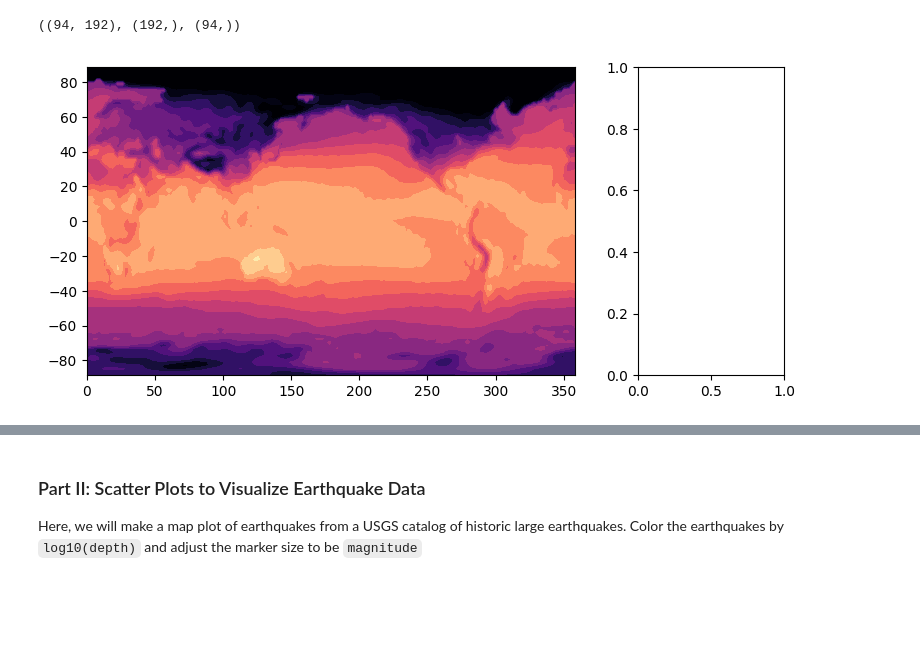
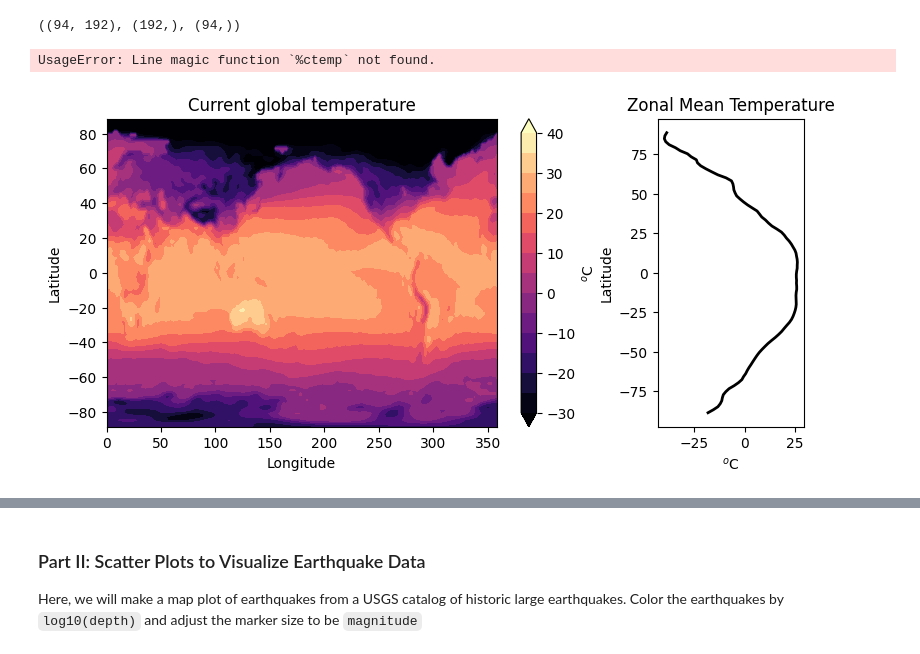
Before and after one commit to explaureart/2023_Intro_Python, a Jupyter notebook: W2_S2.ipynb, the cells around one changed output, grey strips where cells are left out. Drawn from its saved outputs; the diff is of its cells as text; code cells hidden in the pictures; blank space fills up the shorter version.

```diff
--- a/W2_S2.ipynb
+++ b/W2_S2.ipynb
@@ -78,5 +74,19 @@ temp.shape,lon.shape,lat.shape
 # %%
 fig, (axe0,axe1) = plt.subplots(1, 2, figsize=(9,4),gridspec_kw={'width_ratios': [5, 1.5]})
 ctemp=axe0.contourf(lon,lat,temp-273.15,cmap='magma',levels=np.linspace(-30,40,15),extend='both')
+fig.colorbar(ctemp,ax=axe0,label='$^o$C')
+axe0.set_xlabel('Longitude')
+axe0.set_ylabel('Latitude')
+axe0.set_title('Current global temperature')
+
+axe1.plot(np.mean(temp-273.15,axis=1),lat,lw=2,c='k')
+axe1.set_xlabel(r'$^{o}$C')
+axe1.set_ylabel(r'Latitude')
+axe1.set_title('Zonal Mean Temperature')
+
+#ctemp = __.________(___,__,_________,cmap='magma',levels=np.linspace(-30,40,15),extend='both')
+#plt.____()
+#plt.show()
 # %% [output]
+UsageError: Line magic function `%ctemp` not found.
-[figure, old version]
+[figure, new version]
```
Also changed, not shown: parts of 4 cells of this notebook.
